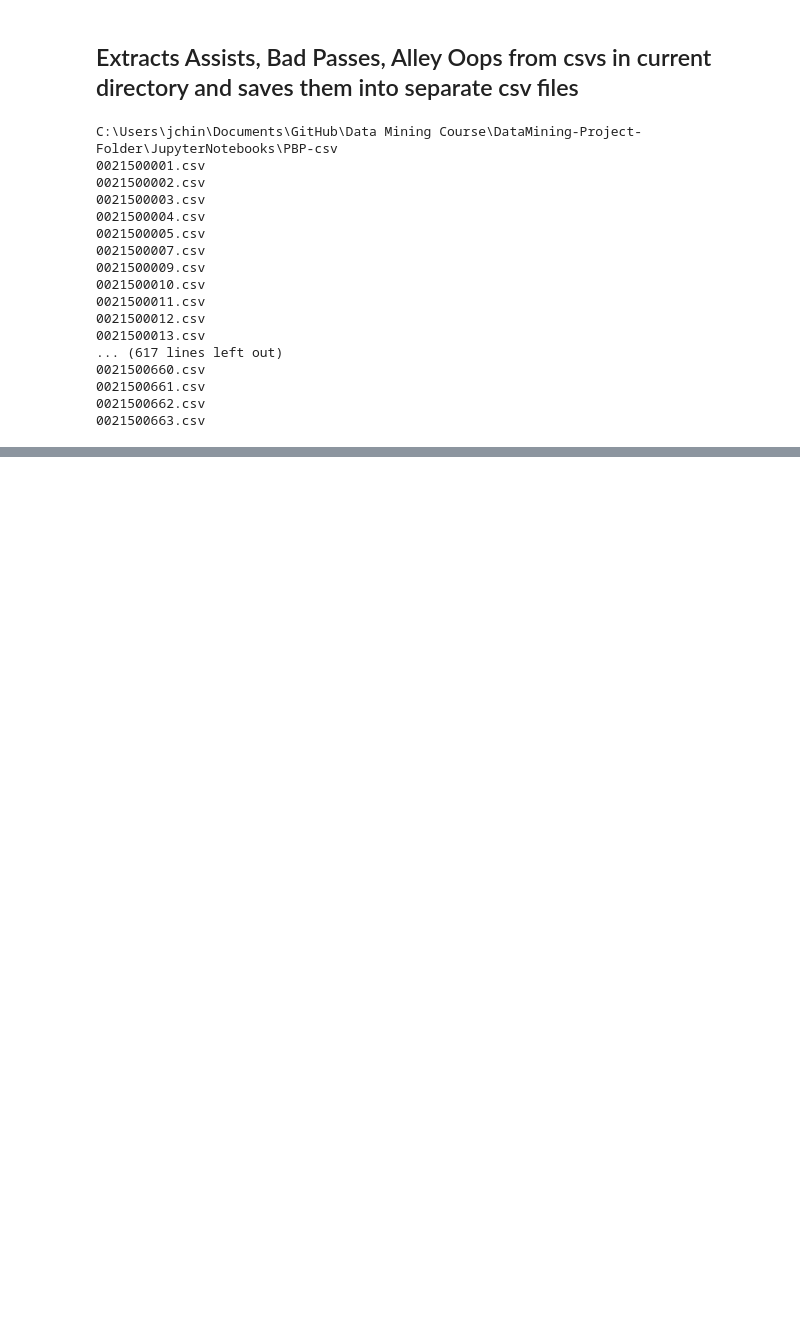
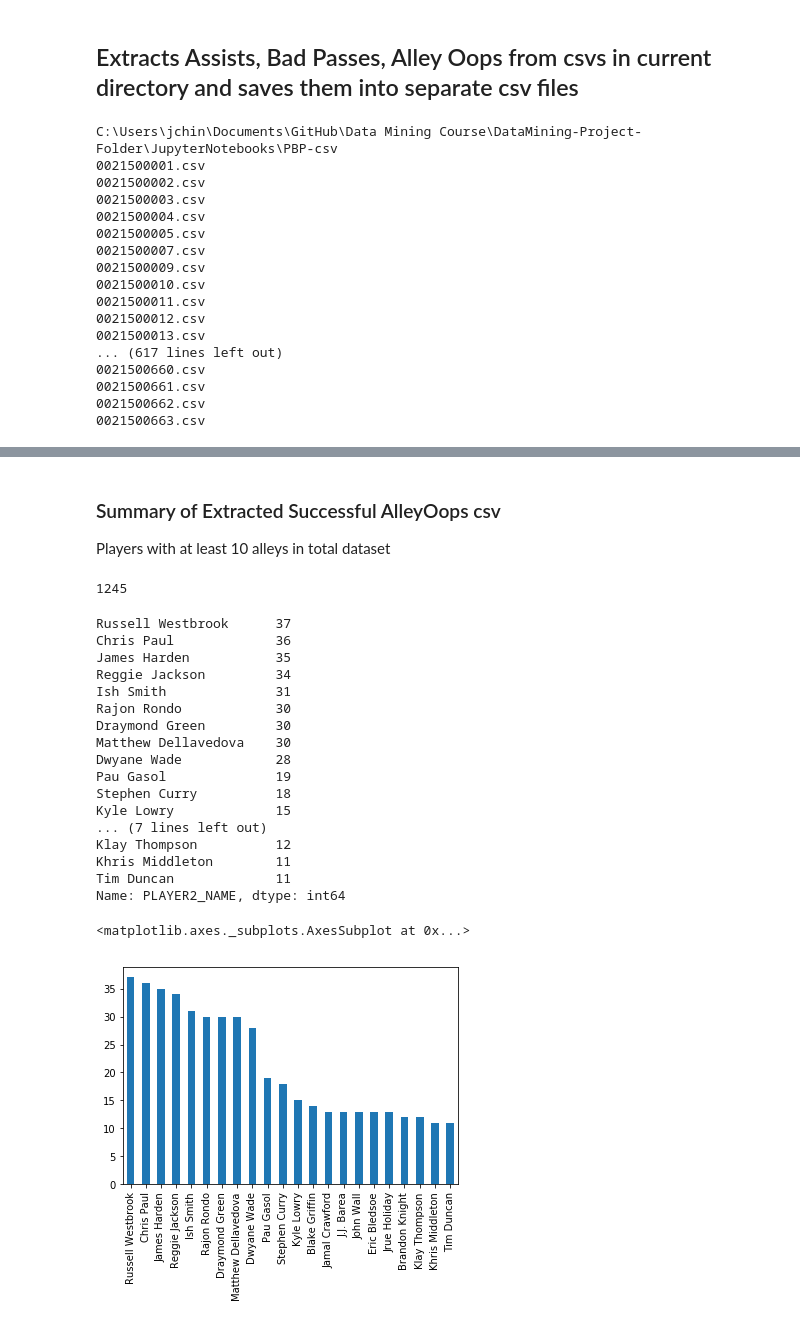
Before and after one commit to pauldevos/cu-bball-data-mining-project, a Jupyter notebook: JupyterNotebooks/Extracting ASTS, Bad Pass, Alley Oops.ipynb, the cells around one changed output, grey strips where cells are left out. Saved outputs shown, nothing was run; the diff lists cells and outputs as text; code cells hidden in the pictures; blank space fills up the shorter version.

```diff
--- a/JupyterNotebooks/Extracting ASTS, Bad Pass, Alley Oops.ipynb
+++ b/JupyterNotebooks/Extracting ASTS, Bad Pass, Alley Oops.ipynb
@@ -183,0 +198,32 @@ Length: 27657, dtype: bool
+# %% [markdown]
+### Summary of Extracted Successful AlleyOops csv
+Players with at least 10 alleys in total dataset
+# %%
+alleyOopsSuccess = AlleyOop_df.PLAYER2_NAME.value_counts()
+print len(AlleyOop_df)
+# %% [output]
+1245
+# %%
+minAlleys = 10
+print alleyOopsSuccess[alleyOopsSuccess > minAlleys]
+alleyOopsSuccess[alleyOopsSuccess > minAlleys].plot(kind='bar')
+# %% [output]
+Russell Westbrook      37
+Chris Paul             36
+James Harden           35
+Reggie Jackson         34
+Ish Smith              31
+Rajon Rondo            30
+Draymond Green         30
+Matthew Dellavedova    30
+Dwyane Wade            28
+Pau Gasol              19
+Stephen Curry          18
+Kyle Lowry             15
+... (7 lines left out)
+Klay Thompson          12
+Khris Middleton        11
+Tim Duncan             11
+Name: PLAYER2_NAME, dtype: int64
+<matplotlib.axes._subplots.AxesSubplot at 0x...>
+[figure, added]
```
Also changed, not shown: parts of 9 cells of this notebook.
